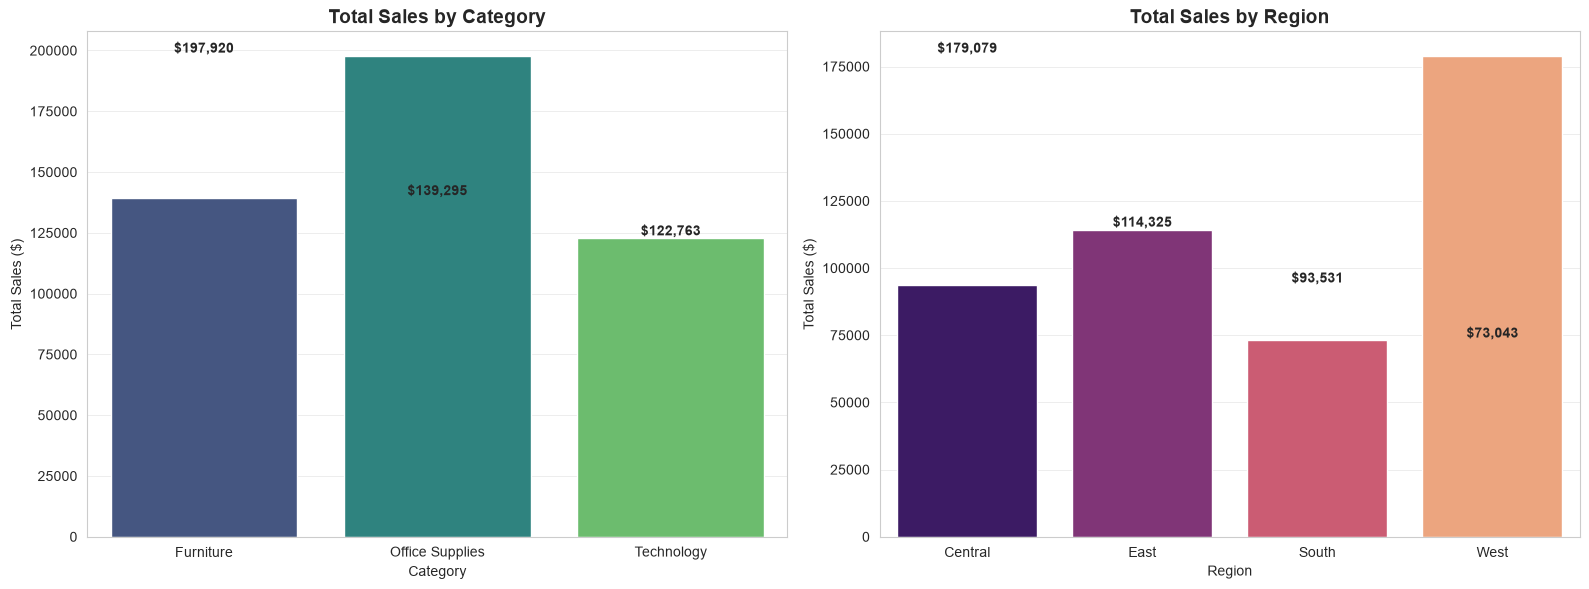
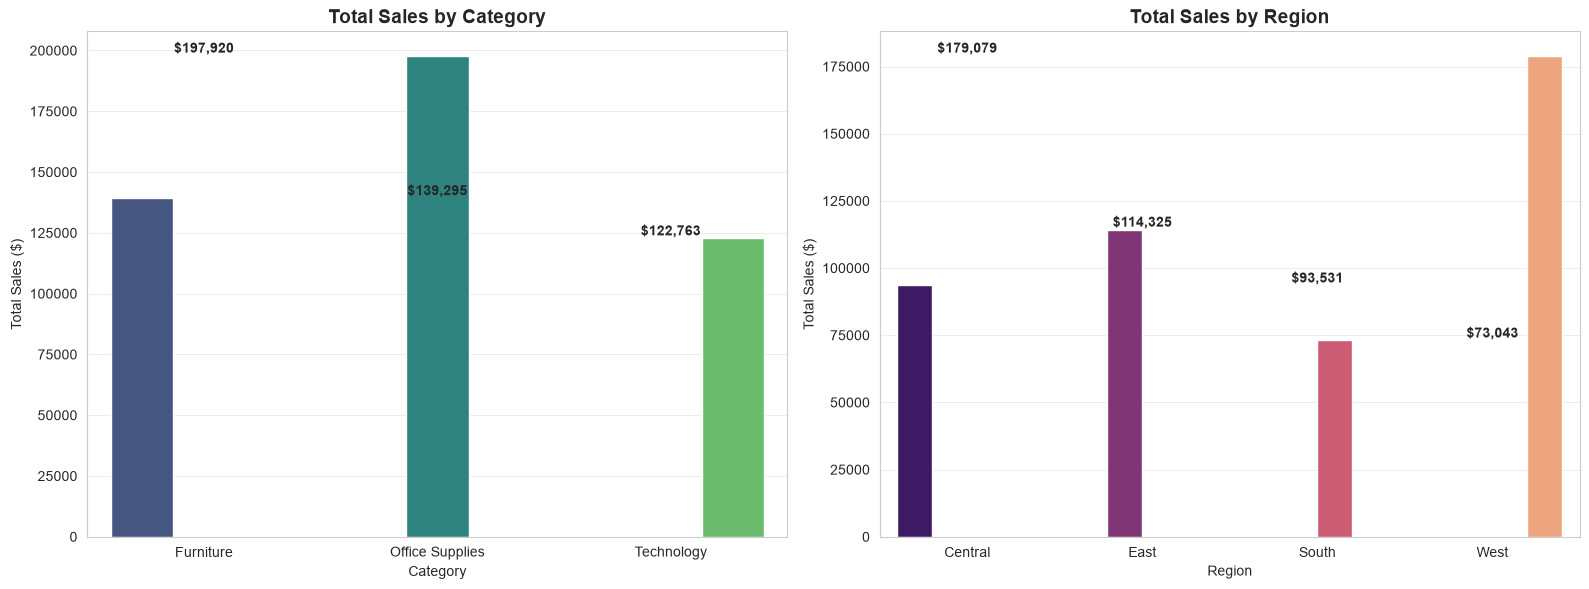
Unified diff of the notebook cell whose output changed from the first chart to the second:
--- before
+++ after
@@ -4,5 +4,5 @@
 category_sales = df.groupby('Category', observed=True)['Sales'].sum().sort_values(ascending=False)
 sns.barplot(x=category_sales.index, y=category_sales.values, 
-            palette='viridis', ax=axes[0])
+            hue=category_sales.index, palette='viridis', legend=False, ax=axes[0])
 axes[0].set_title('Total Sales by Category', fontsize=14, fontweight='bold')
 axes[0].set_xlabel('Category')
@@ -13,5 +13,5 @@
 region_sales = df.groupby('Region', observed=True)['Sales'].sum().sort_values(ascending=False)
 sns.barplot(x=region_sales.index, y=region_sales.values, 
-            palette='magma', ax=axes[1])
+            hue=region_sales.index, palette='magma', legend=False, ax=axes[1])
 axes[1].set_title('Total Sales by Region', fontsize=14, fontweight='bold')
 axes[1].set_xlabel('Region')

Commit: Add Fixes and Corrections